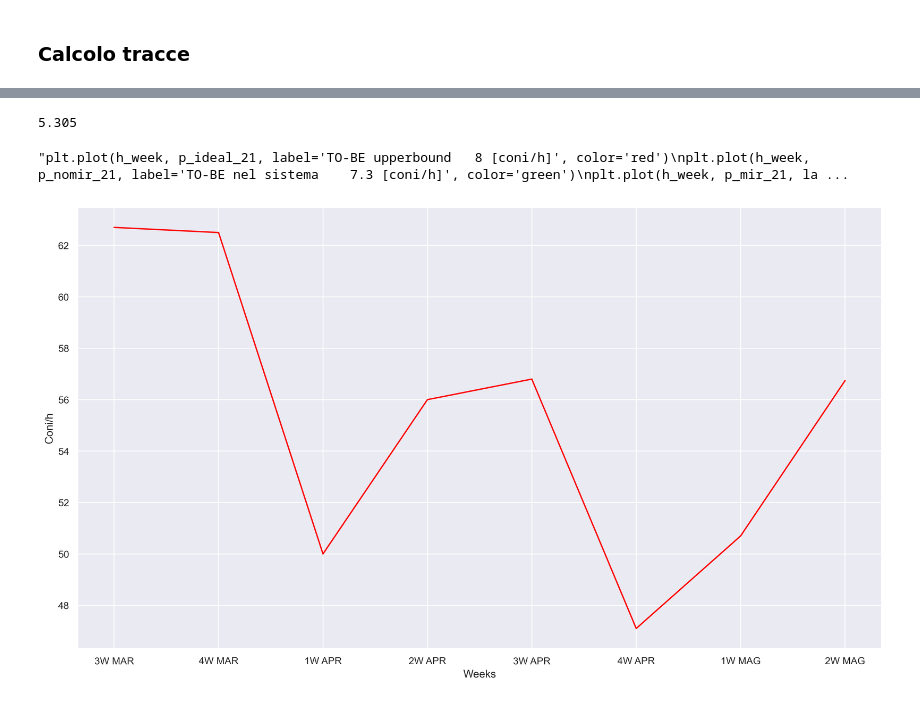
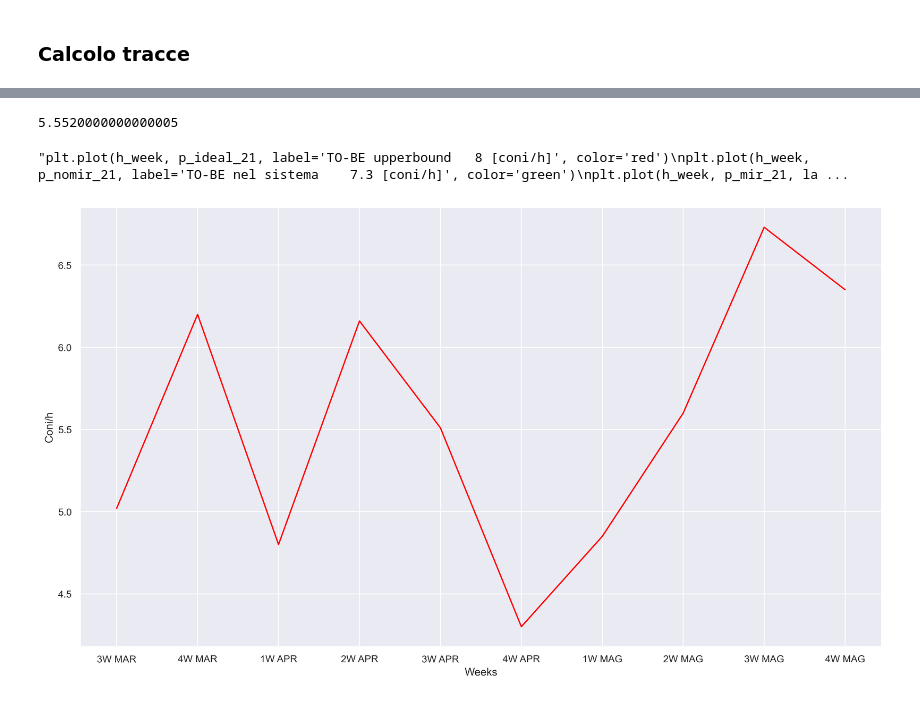
Before and after one commit to marcogiacomin/EuroMasterDataAnalysis, a Jupyter notebook: Analisi singole settimane.ipynb, the cells around one changed output, grey strips where cells are left out. Saved outputs shown, nothing was run; the diff lists cells and outputs as text; code cells hidden in the pictures.

Commit message:
Aggiornamenti csv coni

```diff
--- a/Analisi singole settimane.ipynb
+++ b/Analisi singole settimane.ipynb
@@ -275,14 +276,14 @@ Coni dosati per giorno:  151
 # %%
-settimane = ['3W MAR', '4W MAR', '1W APR', '2W APR', '3W APR', '4W APR', '1W MAG', '2W MAG', '3W MAG']
-coni_ora = [5.02, 6.2, 4.8, 6.16, 5.51, 4.3, 4.85, 5.6, 6.73]
-sat_stazione_1 = [51.4, 45.8, 35, 43.2, 33.2, 25,4, 24.56, 38.8, 48.9]
-sat_stazione_1 = [62.7, 62.5, 50, 56, 56.8, 47.1, 50.7, 56.74, 57.6]
-sat_miscelatore_1 = [10, 7.9, 8.8, 11.1, 9.5, 6.9, 11.36, 8.9, 7.96]
-sat_miscelatore_1 = [11, 16.7, 11.9, 17, 15.78, 12.54, 14.4, 17.58, 17.83]
+settimane = ['3W MAR', '4W MAR', '1W APR', '2W APR', '3W APR', '4W APR', '1W MAG', '2W MAG', '3W MAG', '4W MAG']
+coni_ora = [5.02, 6.2, 4.8, 6.16, 5.51, 4.3, 4.85, 5.6, 6.73, 6.35]
+sat_stazione_1 = [51.4, 45.8, 35, 43.2, 33.2, 25,4, 24.56, 38.8, 48.9, 52.1]
+sat_stazione_1 = [62.7, 62.5, 50, 56, 56.8, 47.1, 50.7, 56.74, 57.6, 61.4]
+sat_miscelatore_1 = [10, 7.9, 8.8, 11.1, 9.5, 6.9, 11.36, 8.9, 7.96, 6.86]
+sat_miscelatore_1 = [11, 16.7, 11.9, 17, 15.78, 12.54, 14.4, 17.58, 17.83, 16.74]
 # %%
 np.mean(coni_ora)
 # %% [output]
-5.305
+5.5520000000000005
 # %%
 from matplotlib import pyplot as plt
 import seaborn as sns
@@ -290,14 +291,14 @@ sns.set()
 # %%
 plt.figure(figsize=(16, 9), dpi=300)
 plt.ylabel('Coni/h')
 plt.xlabel('Weeks')
-plt.plot(settimane, sat_stazione_1, label='AS-IS', color='red')
+plt.plot(settimane, coni_ora, label='AS-IS', color='red')
 '''plt.plot(h_week, p_ideal_21, label='TO-BE upperbound   8 [coni/h]', color='red')
 plt.plot(h_week, p_nomir_21, label='TO-BE nel sistema    7.3 [coni/h]', color='green')
 plt.plot(h_week, p_mir_21, label='TO-BE MIR not opt    6.35 [coni/h]', color='blue')
 plt.fill_between(h_week, p_nomir_21, p_mir_21, color=(1/235, 120/235, 140/235), alpha=0.5)
 plt.legend(prop={'size': 25})
 plt.savefig('C:/Users/HP/Desktop/mezze.png')'''
 # %% [output]
 "plt.plot(h_week, p_ideal_21, label='TO-BE upperbound   8 [coni/h]', color='red')\nplt.plot(h_week, p_nomir_21, label='TO-BE nel sistema    7.3 [coni/h]', color='green')\nplt.plot(h_week, p_mir_21, la ...
-[figure, old version]
+[figure, new version]
```
Also changed, not shown: parts of 6 cells of this notebook, 4 other files.
